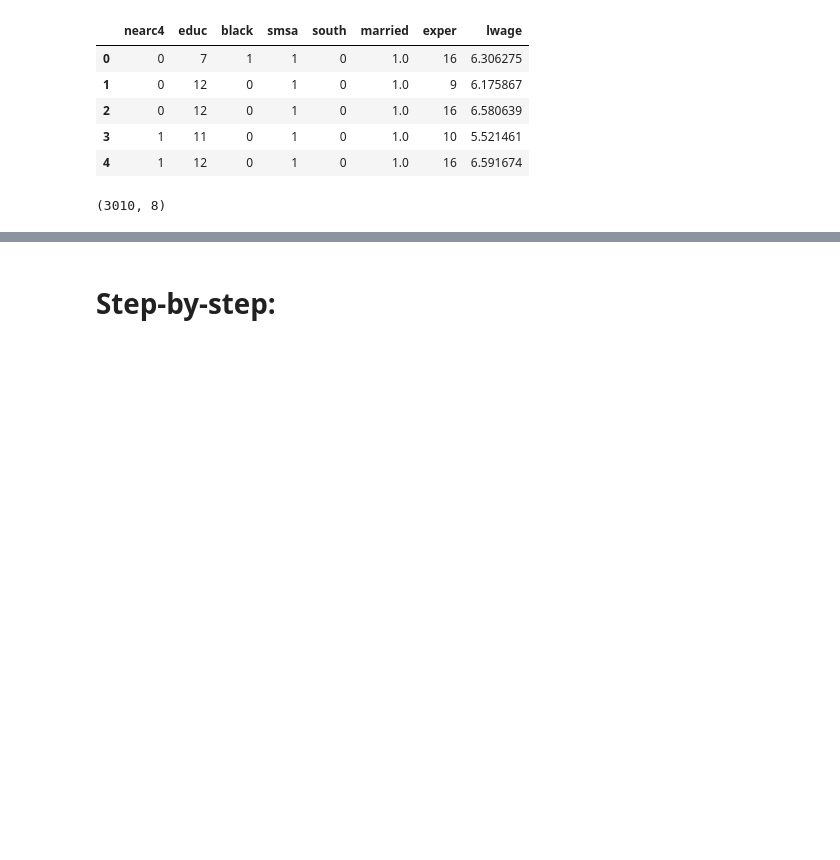
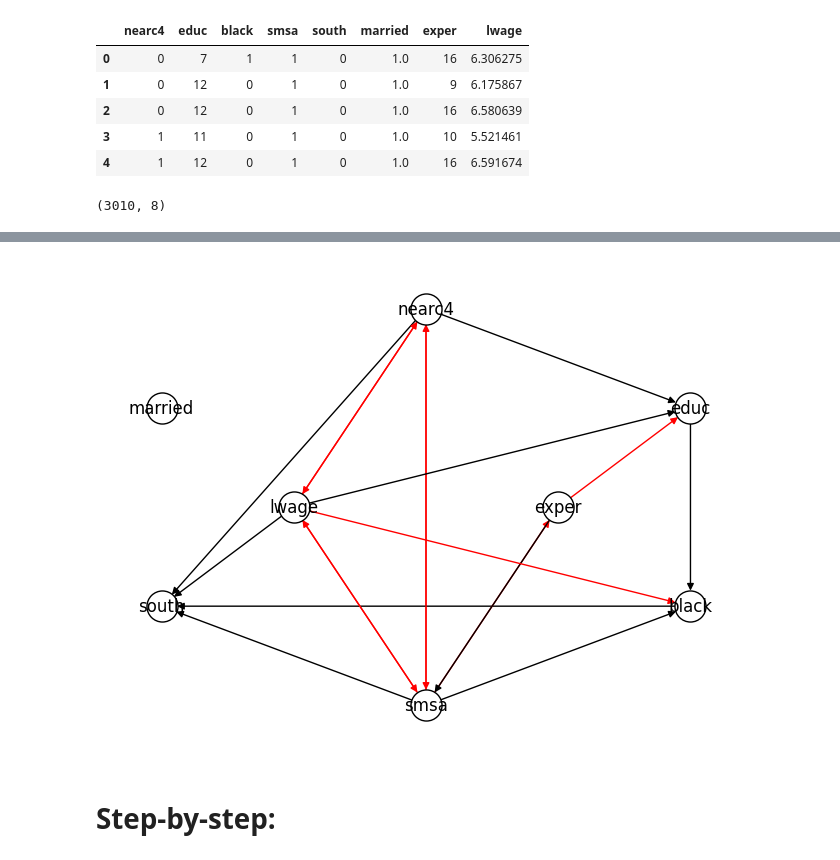
Before and after one commit to FemkeBakker/ProjectCausalDataScience, a Jupyter notebook: GES.ipynb, the cells around one changed output, grey strips where cells are left out. Saved outputs shown, nothing was run; the diff lists cells and outputs as text; code cells hidden in the pictures; blank space fills up the shorter version.

```diff
--- a/GES.ipynb
+++ b/GES.ipynb
@@ -36,3 +72,15 @@ nx.draw(ges_graph, with_labels=True, node_size=500, node_color='w', edgecolors =
+# %%
+def remove_married_edges(graph):
+    edges_to_remove = []
+    for edge in graph.edges():
+        if 'married' in edge:
+            edges_to_remove.append(edge)
+    graph.remove_edges_from(edges_to_remove)
+
+remove_married_edges(ges_graph)
+nx.draw(ges_graph, with_labels=True, node_size=2000, node_color='w', edgecolors ='black', edge_color=colors, pos=pos)
+# %% [output]
+[figure, added]
 # %% [markdown]
 # Step-by-step:
 # %%
```
Also changed, not shown: parts of 3 cells of this notebook, 5 other files.
